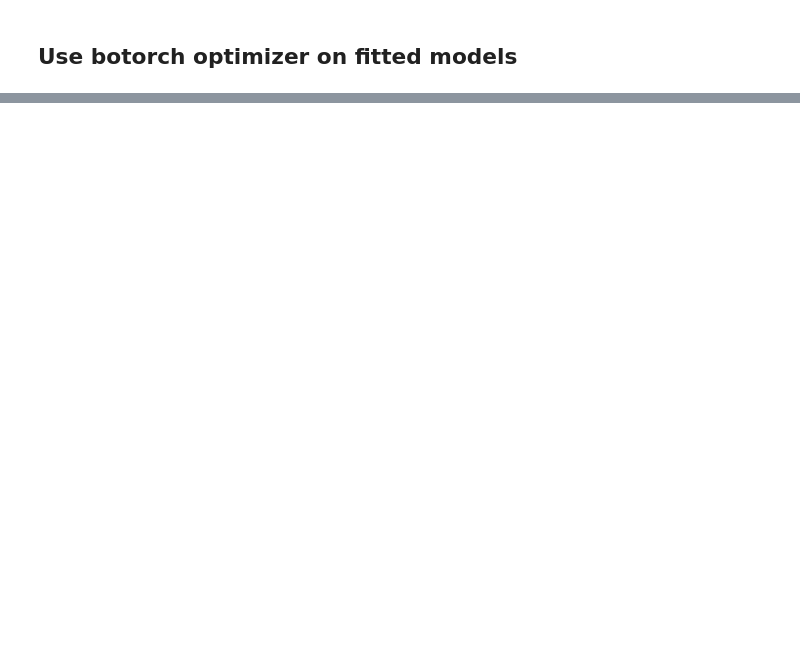
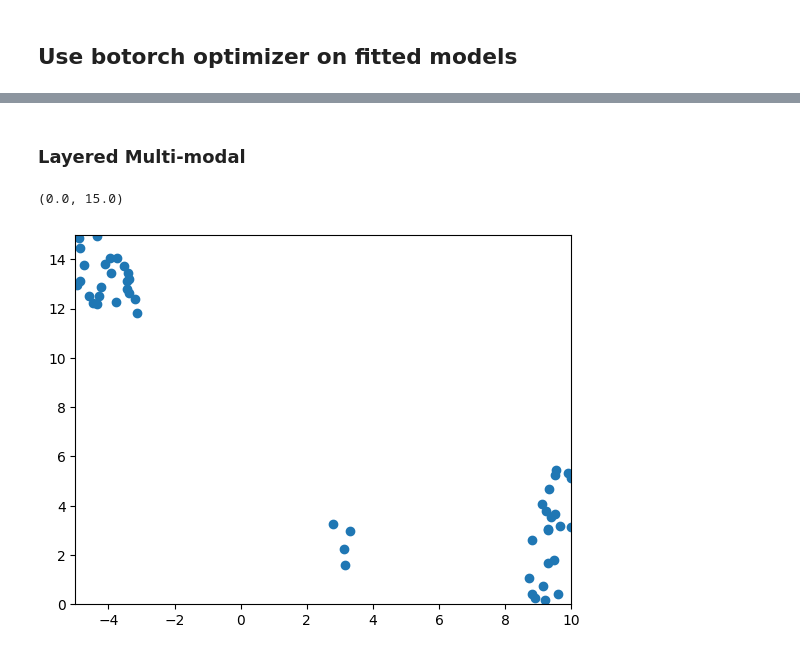
Before and after one commit to NatLabRockies/mmbo, a Jupyter notebook: notebooks/optim-test.ipynb, the cells around one changed output, grey strips where cells are left out. Saved outputs shown, nothing was run; the diff lists cells and outputs as text; code cells hidden in the pictures; blank space fills up the shorter version.

```diff
--- a/notebooks/optim-test.ipynb
+++ b/notebooks/optim-test.ipynb
@@ -231,0 +101,10 @@ plt.scatter(X_init[:,0], X_init[:,1])
+# %%
+n_raw_samples = 1000
+
+low_lim = torch.tensor([-5.0, 0.0])
+high_lim = torch.tensor([10., 15.0])
+
+# Paciorek
+#X_init = torch.rand((n_swarm, 4)) * (high_lim - low_lim) + low_lim
+# Branin
+X_init = torch.rand((n_raw_samples, 2)) * (high_lim - low_lim) + low_lim
@@ -277,0 +171,15 @@ tensor([[0.9932],
+# %% [markdown]
+### Layered Multi-modal
+# %%
+objective_layered = lambda x: expected_improvement(model_layered, samples_layered, x, Y_train_main.min())
+
+raw_objective = objective_layered(X_init)
+_,bestidx = torch.topk(raw_objective.squeeze(), num_points)
+candidates_layered = X_init[bestidx]
+# %%
+plt.scatter(candidates_layered[:,0], candidates_layered[:,1])
+plt.xlim(low_lim[0], high_lim[0])
+plt.ylim(low_lim[1], high_lim[1])
+# %% [output]
+(0.0, 15.0)
+[figure, added]
```
Also changed, not shown: parts of 26 cells of this notebook.
